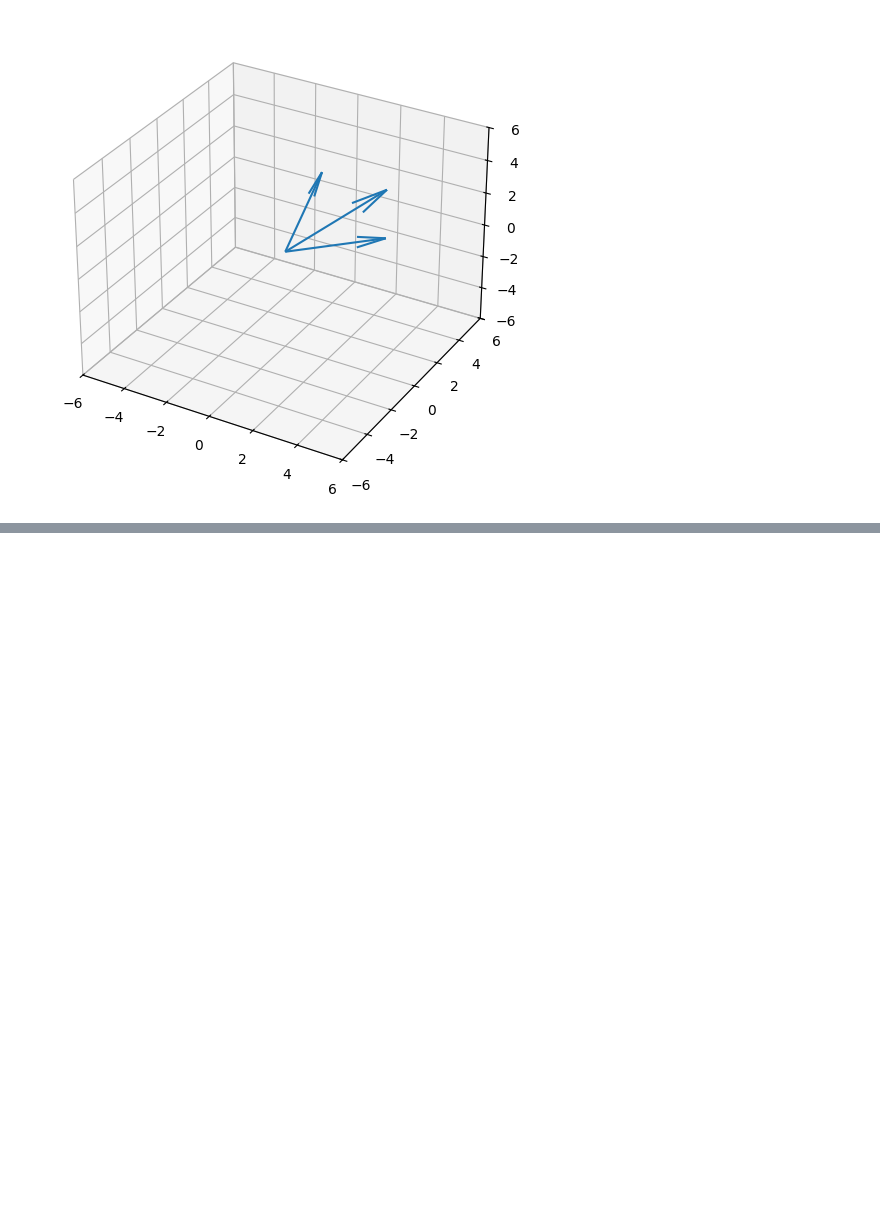
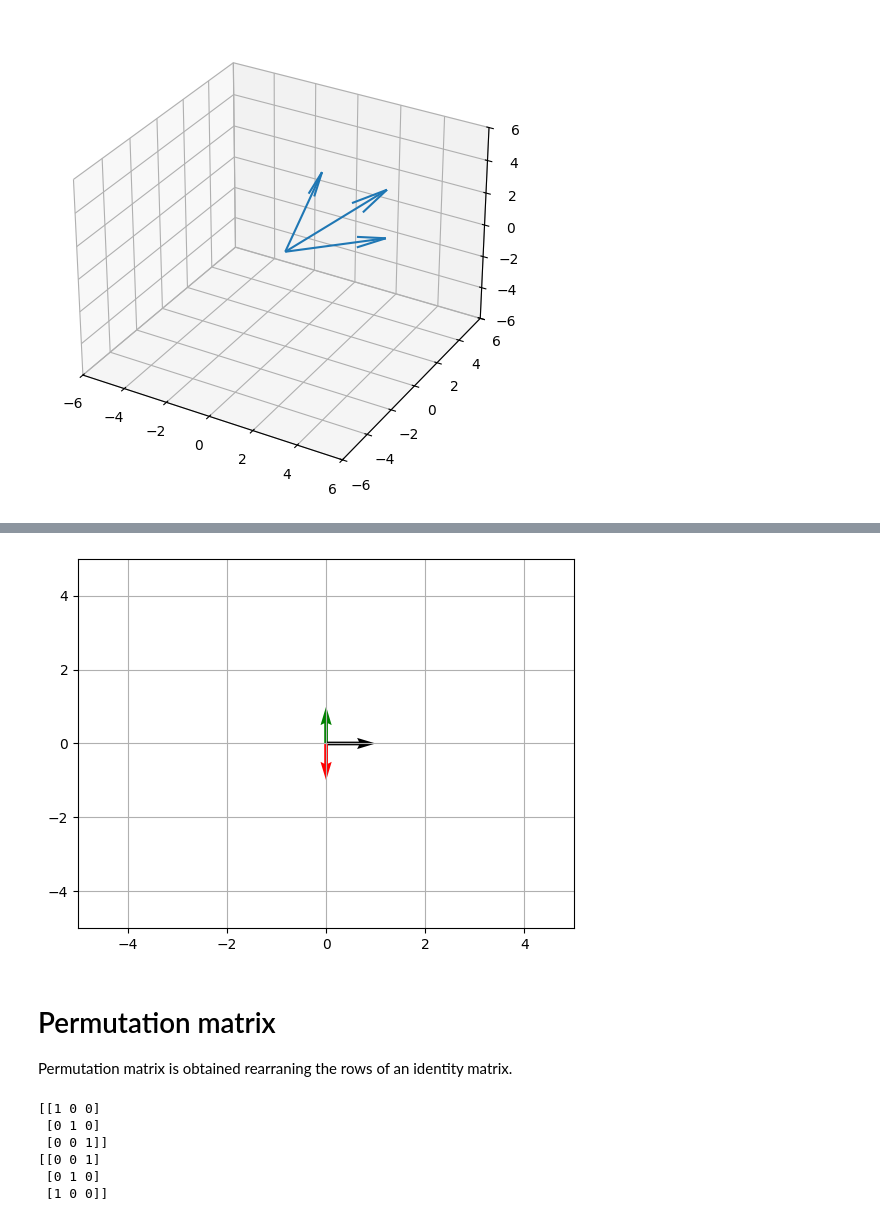
Before and after one commit to CoderAalok/Python_Libraries, a Jupyter notebook: Math for Machine Learning/linear_transformation_II.ipynb, the cells around one changed output, grey strips where cells are left out. Cells and saved outputs as stored; diff of their text form; code cells hidden in the pictures; blank space fills up the shorter version.

```diff
--- a/Math for Machine Learning/linear_transformation_II.ipynb
+++ b/Math for Machine Learning/linear_transformation_II.ipynb
@@ -128,0 +146,41 @@ plt.show()
+# %%
+a = np.array([[1],[0]])
+b = np.array([[0],[-1]])
+v = np.array([[0],[1]])
+origin = np.zeros(a.shape)
+# %%
+plt.quiver(*origin, *v, color='g', angles='xy', scale_units='xy', scale=1)
+
+plt.quiver(*origin, *a, angles='xy', scale_units='xy', scale=1)
+
+plt.quiver(*origin, *b, color='r', angles='xy', scale_units='xy', scale=1)
+
+
+plt.grid()
+
+plt.xlim(-5,5)
+plt.ylim(-5,5)
+
+plt.show()
+# %% [output]
+[figure, added]
+# %% [markdown]
+# Permutation matrix
+Permutation matrix is obtained rearraning the rows of an identity matrix.
+# %%
+#  Identity matrix
+v = np.zeros((3,3), dtype=int)
+v[[0,1,2], [0,1,2]] = 1
+print(v)
+
+# Permutation matrix
+w = np.zeros((3,3), dtype=int)
+w[[0,1,2],[2,1,0]] = 1
+print(w)
+# %% [output]
+[[1 0 0]
+ [0 1 0]
+ [0 0 1]]
+[[0 0 1]
+ [0 1 0]
+ [1 0 0]]
```
Also changed, not shown: parts of 14 cells of this notebook.
